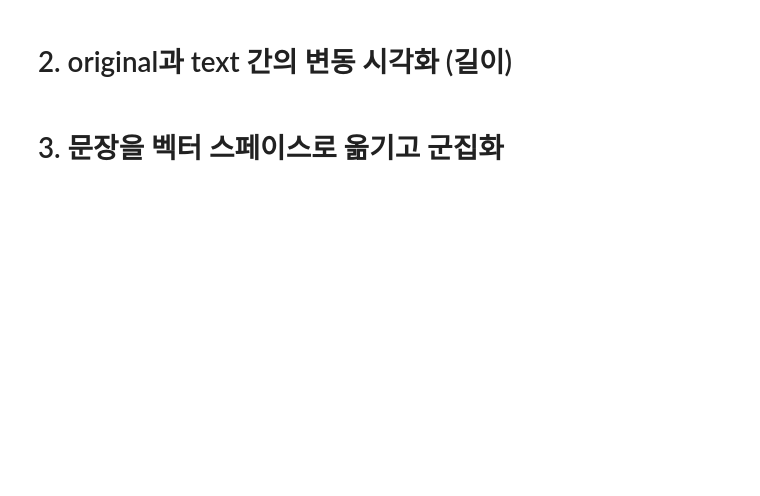
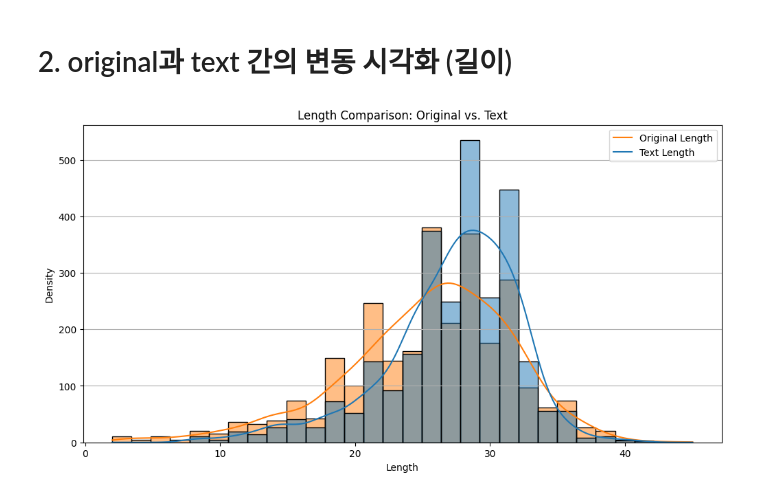
Before and after one commit to boostcampaitech7/level2-nlp-datacentric-nlp-01, a Jupyter notebook: src/EDA/default_viz_data.ipynb, the cells around one changed output. Saved outputs shown, nothing was run; the diff lists cells and outputs as text; code cells hidden in the pictures; blank space fills up the shorter version.

```diff
--- a/src/EDA/default_viz_data.ipynb
+++ b/src/EDA/default_viz_data.ipynb
@@ -21,17 +26,17 @@ plt.show()
 # 2. original과 text 간의 변동 시각화 (길이)
 # %%
 # 텍스트 길이 계산
-cleaned_df['original_length'] = cleaned_df['original'].apply(len)
-cleaned_df['text_length'] = cleaned_df['text'].apply(len)
+cleaned_df['original_length'] = cleaned_df['original'].astype(str).apply(len)
+cleaned_df['text_length'] = cleaned_df['text'].astype(str).apply(len)
 
 # 길이 변화 시각화
 plt.figure(figsize=(12, 6))
 sns.histplot(cleaned_df[['original_length', 'text_length']], kde=True, bins=30)
 plt.title('Length Comparison: Original vs. Text')
 plt.xlabel('Length')
 plt.ylabel('Density')
 plt.legend(['Original Length', 'Text Length'])
 plt.grid(axis='y')
 plt.show()
+# %% [output]
+[figure, added]
-# %% [markdown]
-# 3. 문장을 벡터 스페이스로 옮기고 군집화
```
Also changed, not shown: parts of 9 cells of this notebook, 3 other files.
